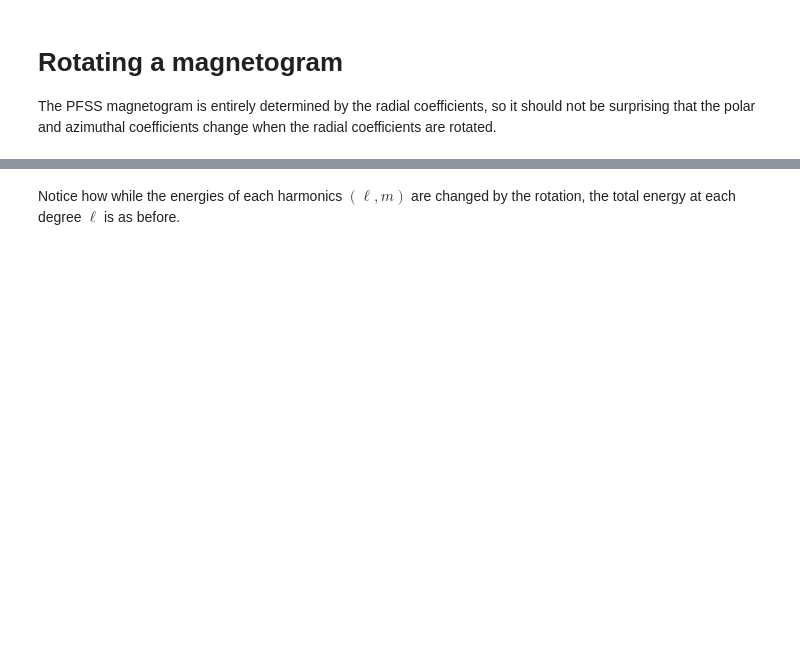
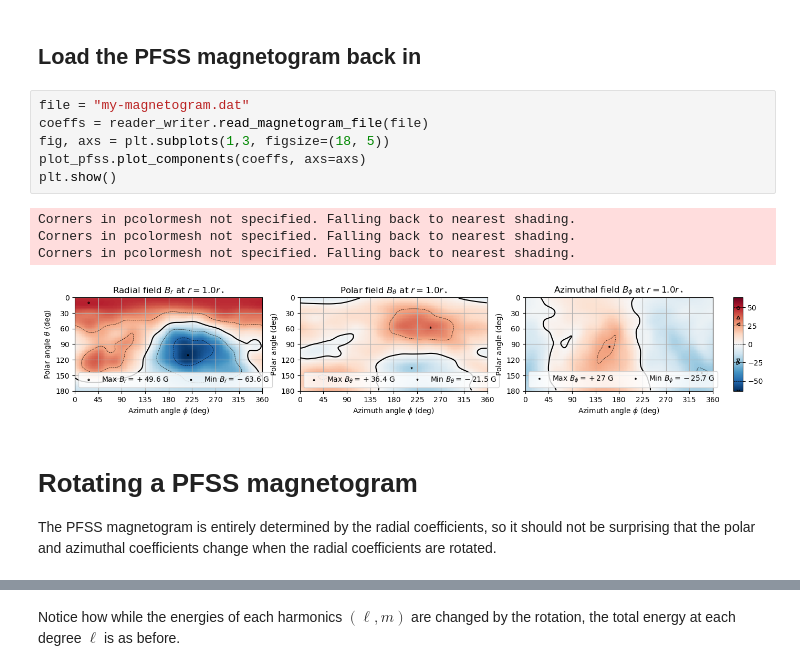
Before and after one commit to svaberg/starwinds-magnetogram, a Jupyter notebook: docs/Magnetogram_manipulation.ipynb, the cells around one changed output, grey strips where cells are left out. Cells and saved outputs as stored; diff of their text form; blank space fills up the shorter version.

```diff
--- a/docs/Magnetogram_manipulation.ipynb
+++ b/docs/Magnetogram_manipulation.ipynb
@@ -39,4 +72,17 @@ plot_pfss.plot_components(coeffs, axs=axs)
+# %% [markdown]
+## Load the PFSS magnetogram back in
+# %%
+file = "my-magnetogram.dat"
+coeffs = reader_writer.read_magnetogram_file(file)
+fig, axs = plt.subplots(1,3, figsize=(18, 5))
+plot_pfss.plot_components(coeffs, axs=axs)
+plt.show()
+# %% [output]
+Corners in pcolormesh not specified. Falling back to nearest shading.
+Corners in pcolormesh not specified. Falling back to nearest shading.
+Corners in pcolormesh not specified. Falling back to nearest shading.
+[figure, added]
 # %% [markdown]
-# Rotating a magnetogram
+# Rotating a PFSS magnetogram
 The PFSS magnetogram is entirely determined by the radial coefficients, so it should not be surprising that the polar and azimuthal coefficients change when the radial coefficients are rotated.
 # %%
```
Also changed, not shown: parts of 17 cells of this notebook.
